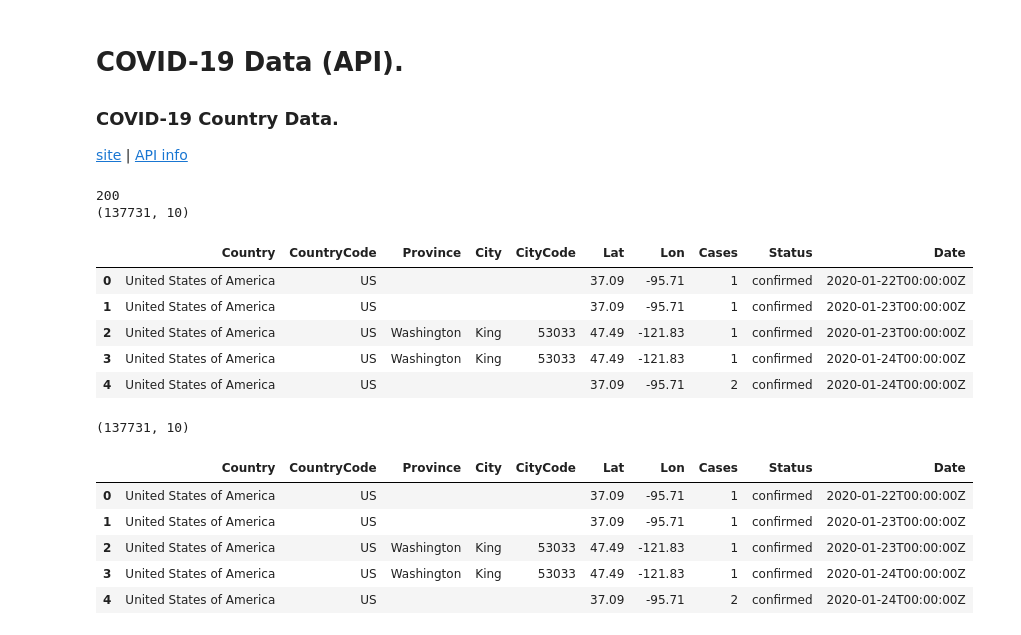
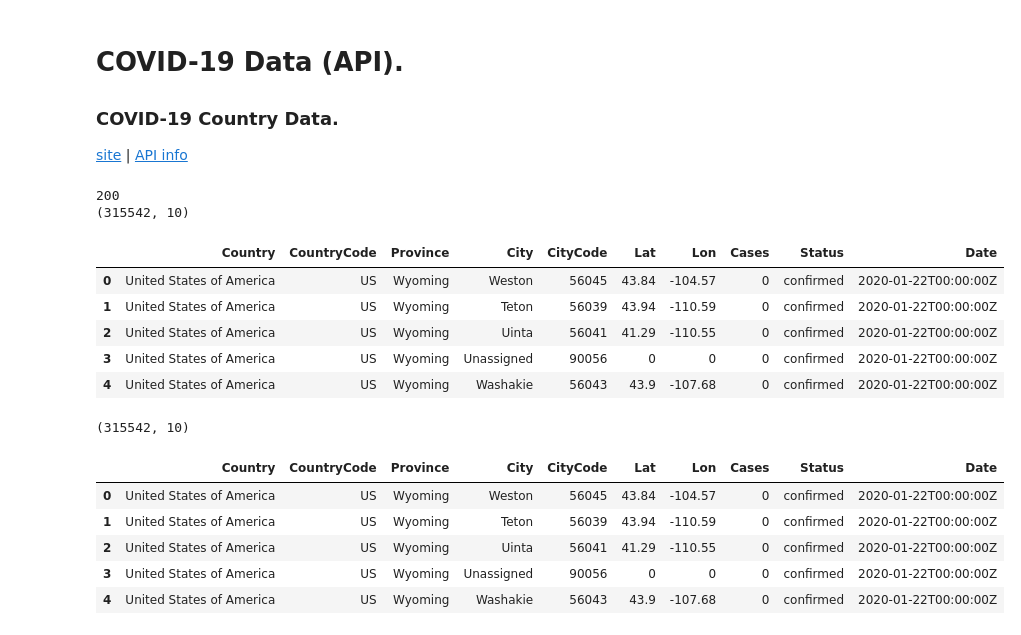
Before and after one commit to serinamarie/PlanetData.Vision, a Jupyter notebook: Notebooks/COVID19API_DataVis2_CV.ipynb, the cells around one changed output. Saved outputs shown, nothing was run; the diff lists cells and outputs as text; code cells hidden in the pictures.

```diff
--- a/Notebooks/COVID19API_DataVis2_CV.ipynb
+++ b/Notebooks/COVID19API_DataVis2_CV.ipynb
@@ -11,26 +11,26 @@ import plotly.graph_objects as go
 # %%
 ''' COVID-19 : Country/State/Province Daily Individual Case'''
 # COVID-19 Data.
 '''https://covid19api.com/'''
 '''https://documenter.getpostman.com/view/10808728/SzS8rjbc?version=latest'''
-response = requests.get("https://api.covid19api.com/dayone/country/us/status/confirmed")
+response = requests.get("https://api.covid19api.com/country/us/status/confirmed/live")
 # show the status code.
 print(response.status_code)
 covid_ci = response.json()
 covid_countryindividual = pd.json_normalize(covid_ci)
 # show the data frame shape.
 print(covid_countryindividual.shape)
 # show the data frame with headers.
 covid_countryindividual.head()
 # %% [output]
 200
-(137731, 10)
+(315542, 10)
 |  | Country | CountryCode | Province | City | CityCode | Lat | Lon | Cases | Status | Date |
-| 0 | United States of America | US |  |  |  | 37.09 | -95.71 | 1 | confirmed | 2020-01-22T00:00:00Z |
-| 1 | United States of America | US |  |  |  | 37.09 | -95.71 | 1 | confirmed | 2020-01-23T00:00:00Z |
-| 2 | United States of America | US | Washington | King | 53033 | 47.49 | -121.83 | 1 | confirmed | 2020-01-23T00:00:00Z |
-| 3 | United States of America | US | Washington | King | 53033 | 47.49 | -121.83 | 1 | confirmed | 2020-01-24T00:00:00Z |
-| 4 | United States of America | US |  |  |  | 37.09 | -95.71 | 2 | confirmed | 2020-01-24T00:00:00Z |
+| 0 | United States of America | US | Wyoming | Weston | 56045 | 43.84 | -104.57 | 0 | confirmed | 2020-01-22T00:00:00Z |
+| 1 | United States of America | US | Wyoming | Teton | 56039 | 43.94 | -110.59 | 0 | confirmed | 2020-01-22T00:00:00Z |
+| 2 | United States of America | US | Wyoming | Uinta | 56041 | 41.29 | -110.55 | 0 | confirmed | 2020-01-22T00:00:00Z |
+| 3 | United States of America | US | Wyoming | Unassigned | 90056 | 0 | 0 | 0 | confirmed | 2020-01-22T00:00:00Z |
+| 4 | United States of America | US | Wyoming | Washakie | 56043 | 43.9 | -107.68 | 0 | confirmed | 2020-01-22T00:00:00Z |
 # %%
 # new data frame.
 df = covid_countryindividual.copy()
@@ -39,13 +39,13 @@ print(df.shape)
 # show the data frame with headers.
 df.head()
 # %% [output]
-(137731, 10)
+(315542, 10)
 |  | Country | CountryCode | Province | City | CityCode | Lat | Lon | Cases | Status | Date |
-| 0 | United States of America | US |  |  |  | 37.09 | -95.71 | 1 | confirmed | 2020-01-22T00:00:00Z |
-| 1 | United States of America | US |  |  |  | 37.09 | -95.71 | 1 | confirmed | 2020-01-23T00:00:00Z |
-| 2 | United States of America | US | Washington | King | 53033 | 47.49 | -121.83 | 1 | confirmed | 2020-01-23T00:00:00Z |
-| 3 | United States of America | US | Washington | King | 53033 | 47.49 | -121.83 | 1 | confirmed | 2020-01-24T00:00:00Z |
-| 4 | United States of America | US |  |  |  | 37.09 | -95.71 | 2 | confirmed | 2020-01-24T00:00:00Z |
+| 0 | United States of America | US | Wyoming | Weston | 56045 | 43.84 | -104.57 | 0 | confirmed | 2020-01-22T00:00:00Z |
+| 1 | United States of America | US | Wyoming | Teton | 56039 | 43.94 | -110.59 | 0 | confirmed | 2020-01-22T00:00:00Z |
+| 2 | United States of America | US | Wyoming | Uinta | 56041 | 41.29 | -110.55 | 0 | confirmed | 2020-01-22T00:00:00Z |
+| 3 | United States of America | US | Wyoming | Unassigned | 90056 | 0 | 0 | 0 | confirmed | 2020-01-22T00:00:00Z |
+| 4 | United States of America | US | Wyoming | Washakie | 56043 | 43.9 | -107.68 | 0 | confirmed | 2020-01-22T00:00:00Z |
 # %%
 # clean up the data.
 
```
Also changed, not shown: parts of 2 cells of this notebook, 10 other files.
